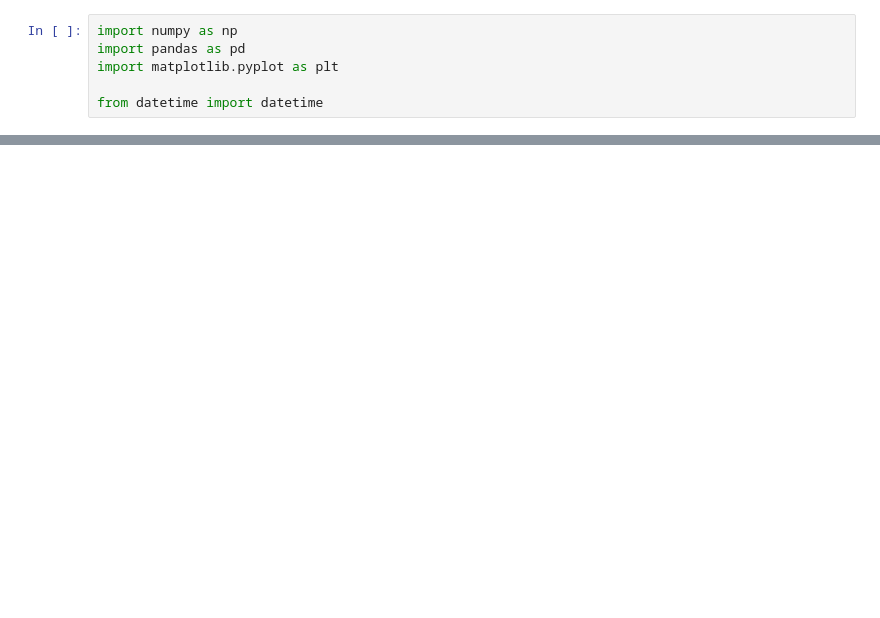
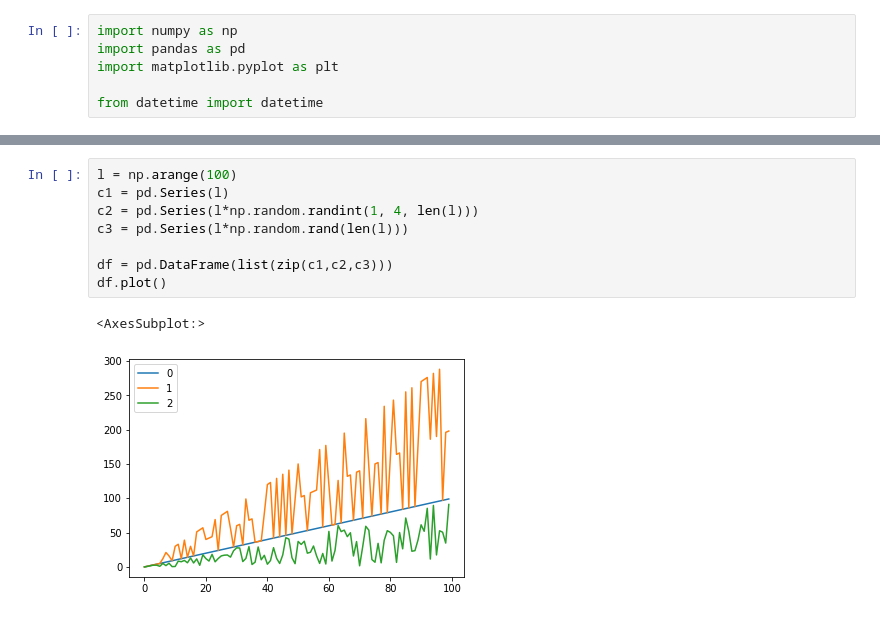
Before and after one commit to michaelbrucelin/HelloLanguage, a Jupyter notebook: Python/PlayGround/jupyter/PlayGround.ipynb, the cells around one changed output, grey strips where cells are left out. Saved outputs shown, nothing was run; the diff lists cells and outputs as text; blank space fills up the shorter version.

```diff
--- a/Python/PlayGround/jupyter/PlayGround.ipynb
+++ b/Python/PlayGround/jupyter/PlayGround.ipynb
@@ -23,0 +14,11 @@ Period('2012-01', 'M')
+# %%
+l = np.arange(100)
+c1 = pd.Series(l)
+c2 = pd.Series(l*np.random.randint(1, 4, len(l)))
+c3 = pd.Series(l*np.random.rand(len(l)))
+
+df = pd.DataFrame(list(zip(c1,c2,c3)))
+df.plot()
+# %% [output]
+<AxesSubplot:>
+[figure, added]
```
Also changed, not shown: parts of 2 cells of this notebook, 3 other files.
